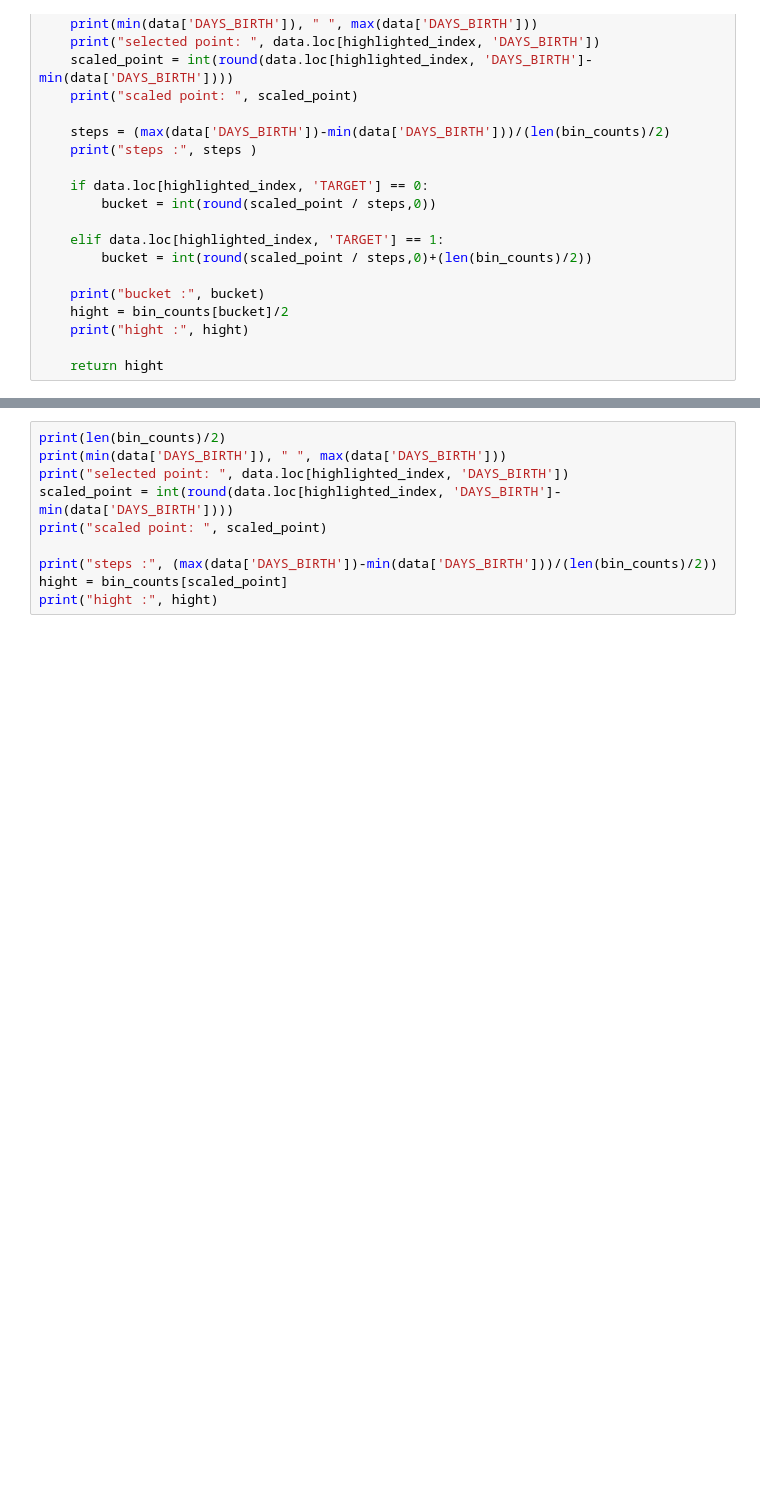
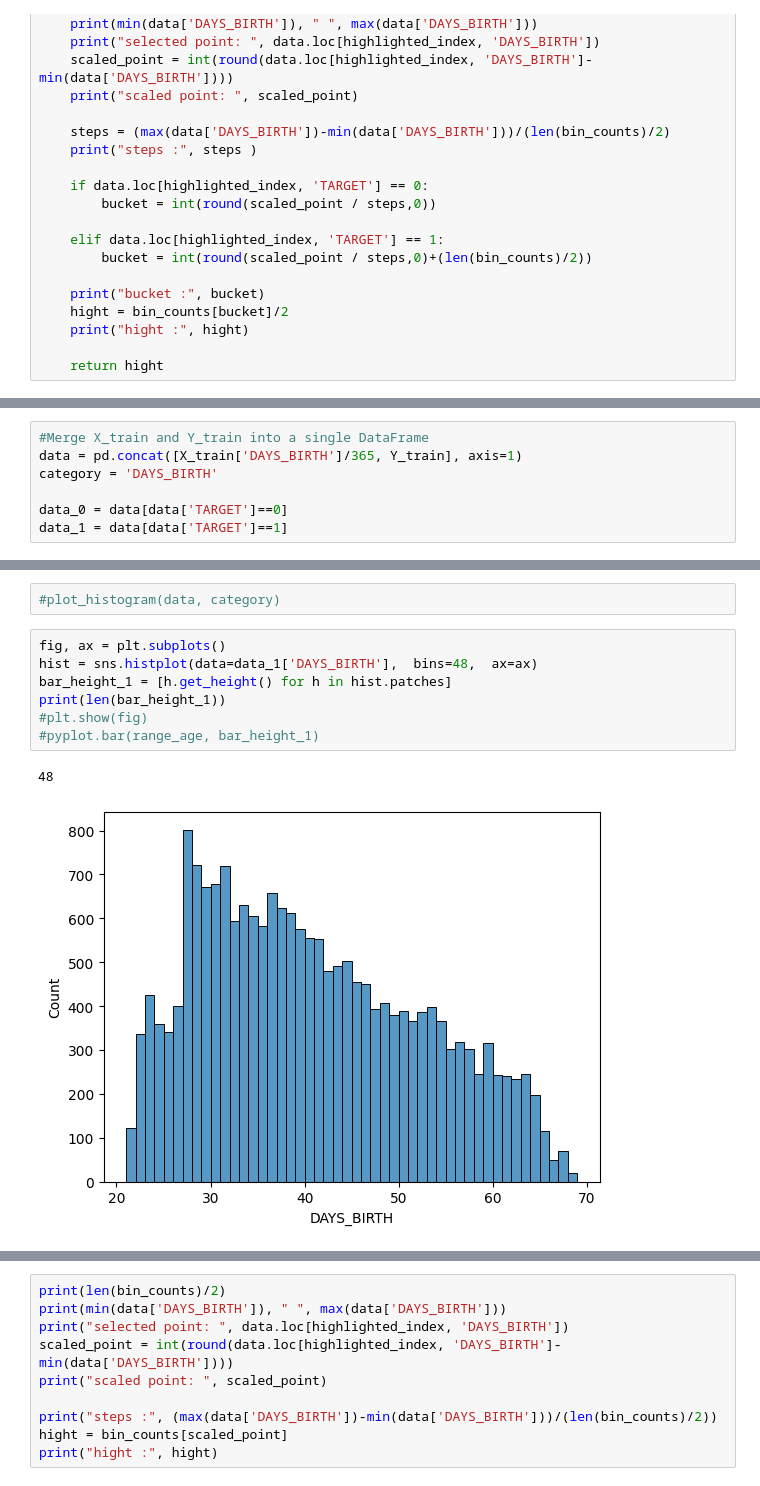
Before and after one commit to MarkoBrie/credit_scoring_with_MLOPS, a Jupyter notebook: Dashboard_test.ipynb, the cells around one changed output, grey strips where cells are left out. Cells and saved outputs as stored; diff of their text form; blank space fills up the shorter version.

```diff
--- a/Dashboard_test.ipynb
+++ b/Dashboard_test.ipynb
@@ -151,0 +75,7 @@ hight : 968.5
+# %%
+#Merge X_train and Y_train into a single DataFrame
+data = pd.concat([X_train['DAYS_BIRTH']/365, Y_train], axis=1)
+category = 'DAYS_BIRTH'
+
+data_0 = data[data['TARGET']==0]
+data_1 = data[data['TARGET']==1]
@@ -151,0 +97,12 @@ hight : 968.5
+# %%
+#plot_histogram(data, category)
+# %%
+fig, ax = plt.subplots()
+hist = sns.histplot(data=data_1['DAYS_BIRTH'],  bins=48,  ax=ax)
+bar_height_1 = [h.get_height() for h in hist.patches]
+print(len(bar_height_1))
+#plt.show(fig)
+#pyplot.bar(range_age, bar_height_1)
+# %% [output]
+48
+[figure, added]
```
Also changed, not shown: parts of 17 cells of this notebook, 9 other files.
